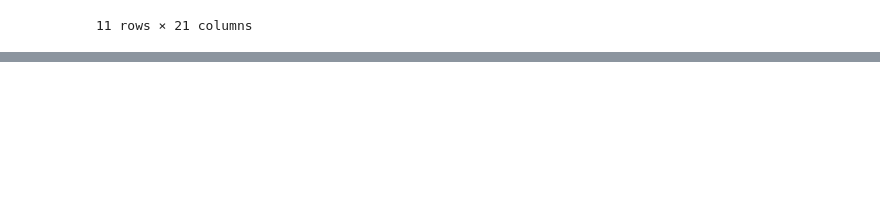
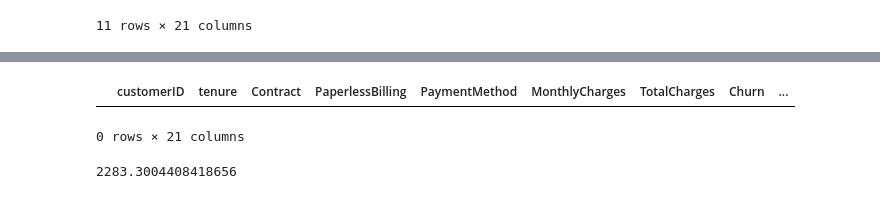
Before and after one commit to EmanuelQuintino/Data-Analysis-Course, a Jupyter notebook: 4-Data-Analytics/class-05-EDA/eda_churn.ipynb, the cells around one changed output, grey strips where cells are left out. Saved outputs shown, nothing was run; the diff lists cells and outputs as text; code cells hidden in the pictures; blank space fills up the shorter version.

```diff
--- a/4-Data-Analytics/class-05-EDA/eda_churn.ipynb
+++ b/4-Data-Analytics/class-05-EDA/eda_churn.ipynb
@@ -185,0 +202,10 @@ df_final[df_final.isna().any(axis=1)]
+# %%
+# rows TotalCharges == 0
+df_final[df_final["TotalCharges"] == 0]
+# %% [output]
+|  | customerID | tenure | Contract | PaperlessBilling | PaymentMethod | MonthlyCharges | TotalCharges | Churn | ... |
+0 rows × 21 columns
+# %%
+df_final['TotalCharges'].mean()
+# %% [output]
+2283.3004408418656
```
Also changed, not shown: parts of 2 cells of this notebook.
